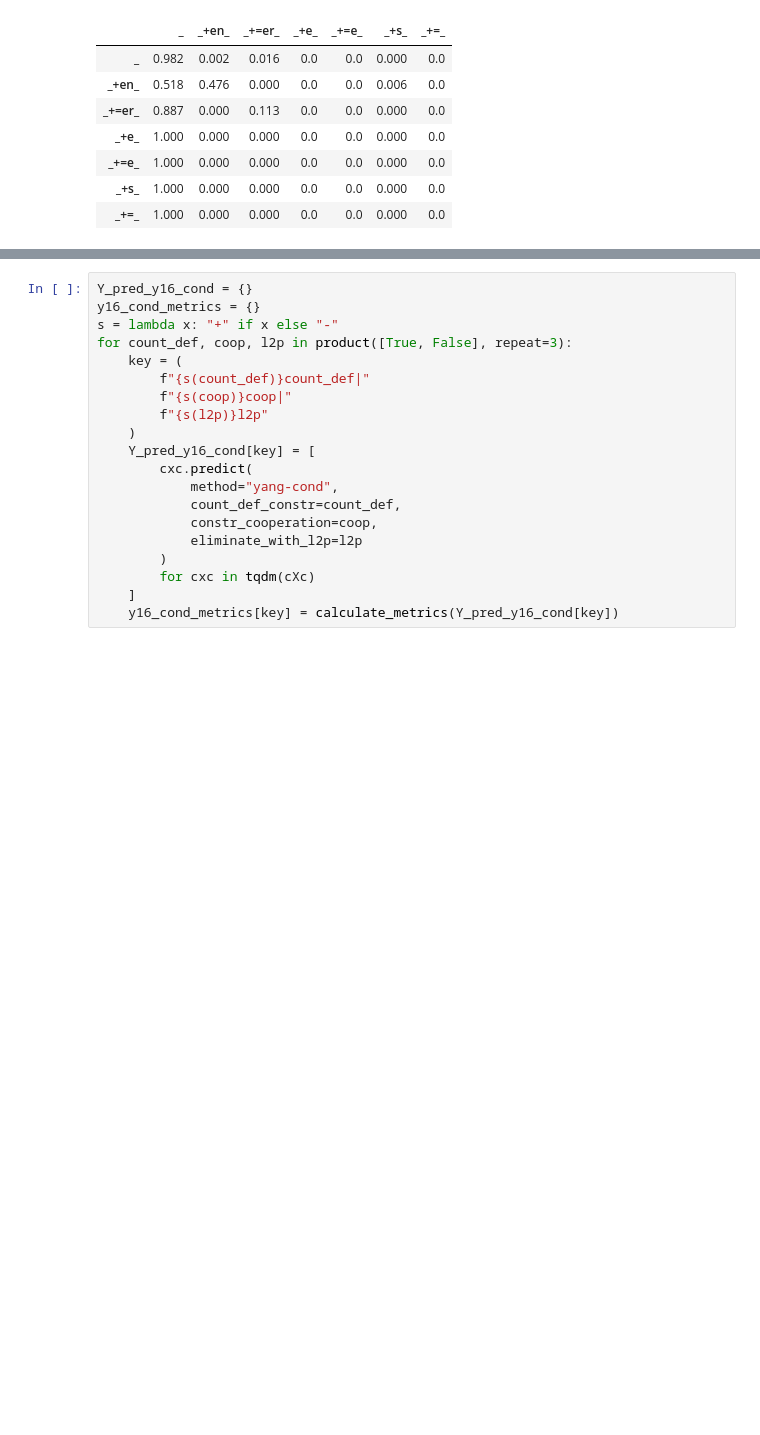
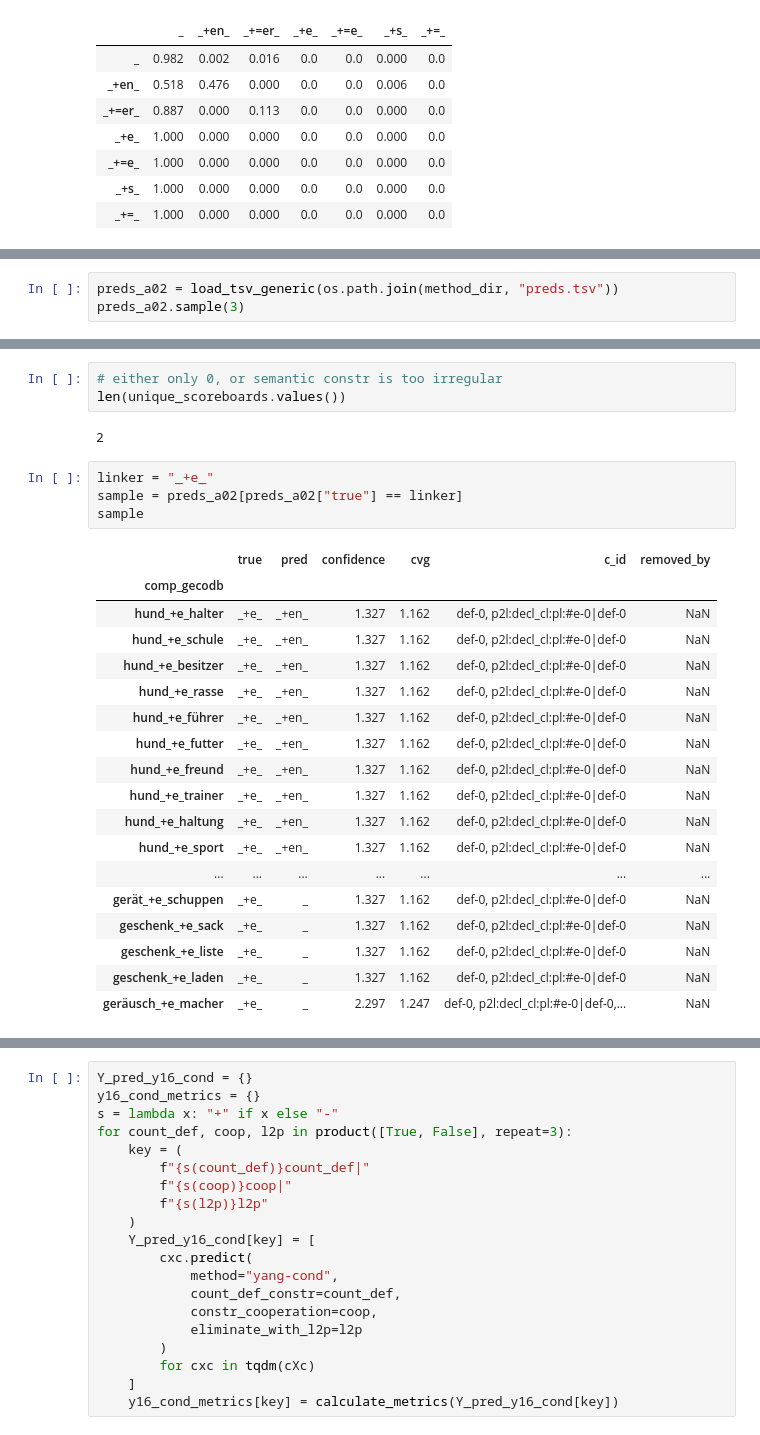
Before and after one commit to maxschmaltz/DieKonstraints, a Jupyter notebook: comp_modeling/inspect.ipynb, the cells around one changed output, grey strips where cells are left out. Cells and saved outputs as stored; diff of their text form; blank space fills up the shorter version.

```diff
--- a/comp_modeling/inspect.ipynb
+++ b/comp_modeling/inspect.ipynb
@@ -885,0 +840,3 @@ for (key_1, preds_1), (key_2, preds_2) in pairwise(Y_pred_ah02.items()):
+# %%
+preds_a02 = load_tsv_generic(os.path.join(method_dir, "preds.tsv"))
+preds_a02.sample(3)
@@ -885,0 +936,28 @@ for (key_1, preds_1), (key_2, preds_2) in pairwise(Y_pred_ah02.items()):
+# %%
+# either only 0, or semantic constr is too irregular
+len(unique_scoreboards.values())
+# %% [output]
+2
+# %%
+linker = "_+e_"
+sample = preds_a02[preds_a02["true"] == linker]
+sample
+# %% [output]
+|  | true | pred | confidence | cvg | c_id | removed_by |
+| comp_gecodb |  |  |  |  |  |  |
+| hund_+e_halter | _+e_ | _+en_ | 1.327 | 1.162 | def-0, p2l:decl_cl:pl:#e-0|def-0 | NaN |
+| hund_+e_schule | _+e_ | _+en_ | 1.327 | 1.162 | def-0, p2l:decl_cl:pl:#e-0|def-0 | NaN |
+| hund_+e_besitzer | _+e_ | _+en_ | 1.327 | 1.162 | def-0, p2l:decl_cl:pl:#e-0|def-0 | NaN |
+| hund_+e_rasse | _+e_ | _+en_ | 1.327 | 1.162 | def-0, p2l:decl_cl:pl:#e-0|def-0 | NaN |
+| hund_+e_führer | _+e_ | _+en_ | 1.327 | 1.162 | def-0, p2l:decl_cl:pl:#e-0|def-0 | NaN |
+| hund_+e_futter | _+e_ | _+en_ | 1.327 | 1.162 | def-0, p2l:decl_cl:pl:#e-0|def-0 | NaN |
+| hund_+e_freund | _+e_ | _+en_ | 1.327 | 1.162 | def-0, p2l:decl_cl:pl:#e-0|def-0 | NaN |
+| hund_+e_trainer | _+e_ | _+en_ | 1.327 | 1.162 | def-0, p2l:decl_cl:pl:#e-0|def-0 | NaN |
+| hund_+e_haltung | _+e_ | _+en_ | 1.327 | 1.162 | def-0, p2l:decl_cl:pl:#e-0|def-0 | NaN |
+| hund_+e_sport | _+e_ | _+en_ | 1.327 | 1.162 | def-0, p2l:decl_cl:pl:#e-0|def-0 | NaN |
+| ... | ... | ... | ... | ... | ... | ... |
+| gerät_+e_schuppen | _+e_ | _ | 1.327 | 1.162 | def-0, p2l:decl_cl:pl:#e-0|def-0 | NaN |
+| geschenk_+e_sack | _+e_ | _ | 1.327 | 1.162 | def-0, p2l:decl_cl:pl:#e-0|def-0 | NaN |
+| geschenk_+e_liste | _+e_ | _ | 1.327 | 1.162 | def-0, p2l:decl_cl:pl:#e-0|def-0 | NaN |
+| geschenk_+e_laden | _+e_ | _ | 1.327 | 1.162 | def-0, p2l:decl_cl:pl:#e-0|def-0 | NaN |
+| geräusch_+e_macher | _+e_ | _ | 2.297 | 1.247 | def-0, p2l:decl_cl:pl:#e-0|def-0,... | NaN |
```
Also changed, not shown: parts of 33 cells of this notebook.
